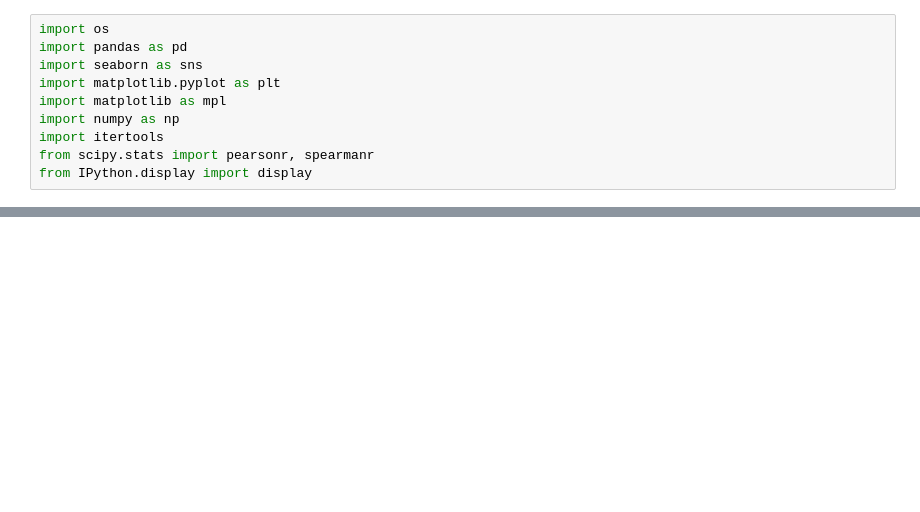
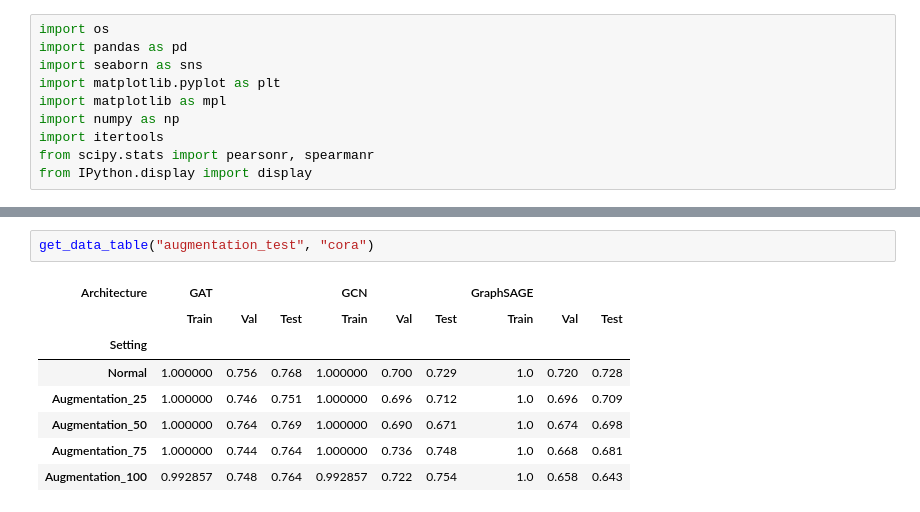
Before and after one commit to TaWald/similaritybench, a Jupyter notebook: graphs/notebooks/explore_train_results.ipynb, the cells around one changed output, grey strips where cells are left out. Cells and saved outputs as stored; diff of their text form; blank space fills up the shorter version.

```diff
--- a/graphs/notebooks/explore_train_results.ipynb
+++ b/graphs/notebooks/explore_train_results.ipynb
@@ -73,0 +75,11 @@ get_data_table("shortcut_test", "ogbn-arxiv")
+# %%
+get_data_table("augmentation_test", "cora")
+# %% [output]
+| Architecture | GAT |  |  | GCN |  |  | GraphSAGE |  |  |
+|  | Train | Val | Test | Train | Val | Test | Train | Val | Test |
+| Setting |  |  |  |  |  |  |  |  |  |
+| Normal | 1.000000 | 0.756 | 0.768 | 1.000000 | 0.700 | 0.729 | 1.0 | 0.720 | 0.728 |
+| Augmentation_25 | 1.000000 | 0.746 | 0.751 | 1.000000 | 0.696 | 0.712 | 1.0 | 0.696 | 0.709 |
+| Augmentation_50 | 1.000000 | 0.764 | 0.769 | 1.000000 | 0.690 | 0.671 | 1.0 | 0.674 | 0.698 |
+| Augmentation_75 | 1.000000 | 0.744 | 0.764 | 1.000000 | 0.736 | 0.748 | 1.0 | 0.668 | 0.681 |
+| Augmentation_100 | 0.992857 | 0.748 | 0.764 | 0.992857 | 0.722 | 0.754 | 1.0 | 0.658 | 0.643 |
```
Also changed, not shown: parts of 10 cells of this notebook.
